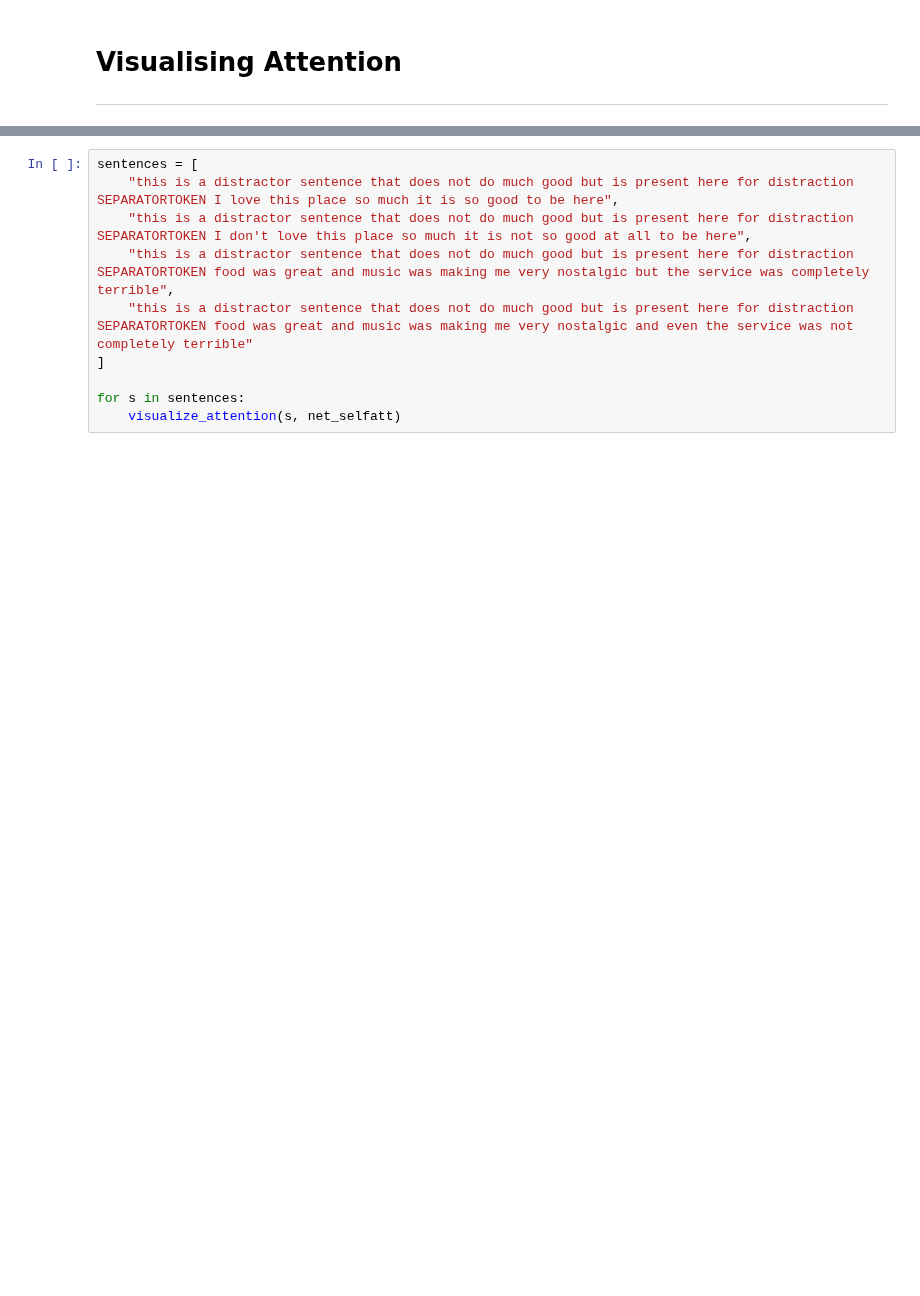
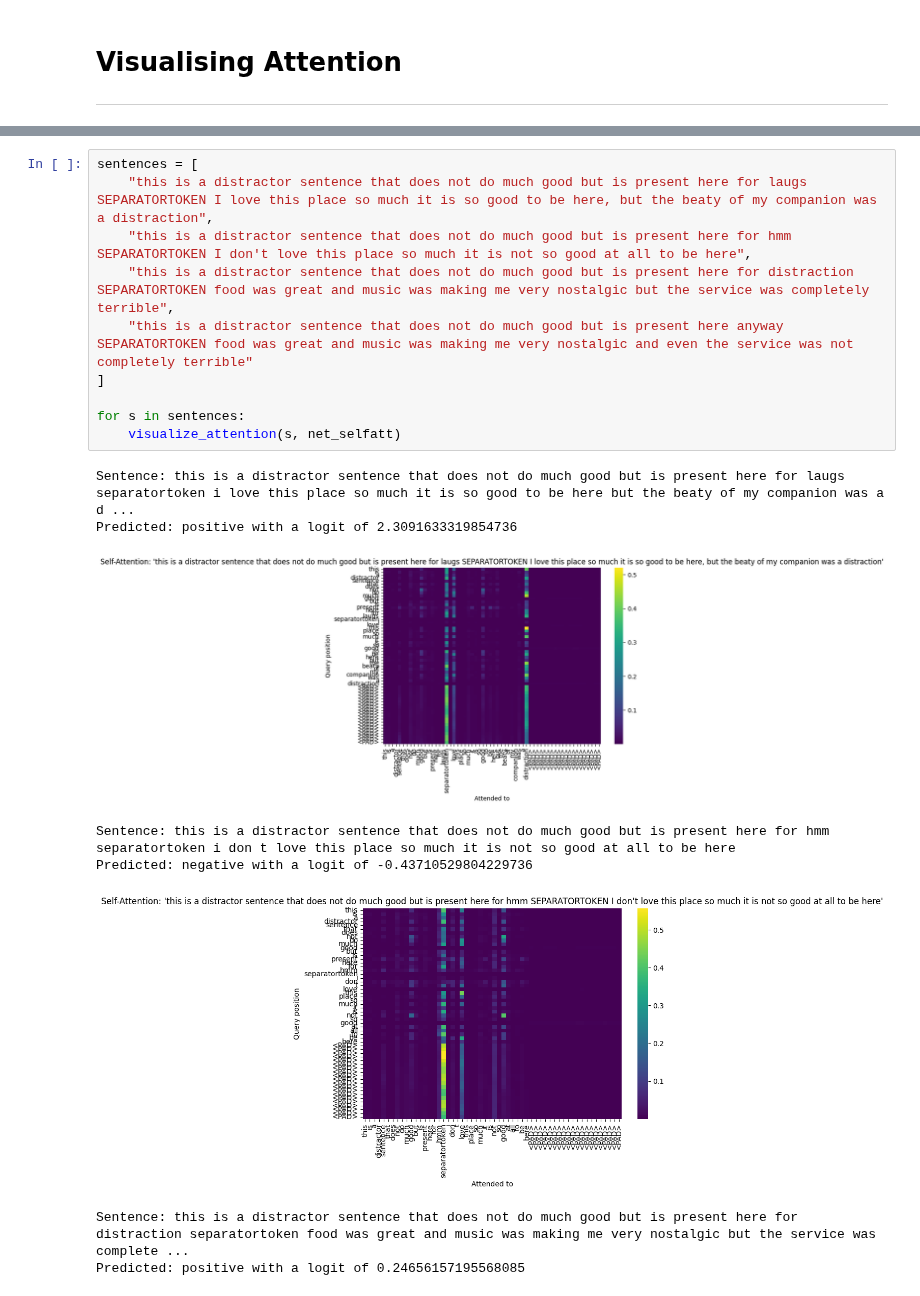
Before and after one commit to roguxivlo/Machine-Learning-2024, a Jupyter notebook: Lab13-towards-self-attention.ipynb, the cells around one changed output, grey strips where cells are left out. Cells and saved outputs as stored; diff of their text form; blank space fills up the shorter version.

Commit message:
attention visualised now

```diff
--- a/Lab13-towards-self-attention.ipynb
+++ b/Lab13-towards-self-attention.ipynb
@@ -939,11 +982,20 @@ def visualize_attention(sentence, model):
     plt.show()
 # %%
 sentences = [
-    "this is a distractor sentence that does not do much good but is present here for distraction SEPARATORTOKEN I love this place so much it is so good to be here",
-    "this is a distractor sentence that does not do much good but is present here for distraction SEPARATORTOKEN I don't love this place so much it is not so good at all to be here",
+    "this is a distractor sentence that does not do much good but is present here for laugs SEPARATORTOKEN I love this place so much it is so good to be here, but the beaty of my companion was a distraction",
+    "this is a distractor sentence that does not do much good but is present here for hmm SEPARATORTOKEN I don't love this place so much it is not so good at all to be here",
     "this is a distractor sentence that does not do much good but is present here for distraction SEPARATORTOKEN food was great and music was making me very nostalgic but the service was completely terrible",
-    "this is a distractor sentence that does not do much good but is present here for distraction SEPARATORTOKEN food was great and music was making me very nostalgic and even the service was not completely terrible"
+    "this is a distractor sentence that does not do much good but is present here anyway SEPARATORTOKEN food was great and music was making me very nostalgic and even the service was not completely terrible"
 ]
 
 for s in sentences:
     visualize_attention(s, net_selfatt)
+# %% [output]
+Sentence: this is a distractor sentence that does not do much good but is present here for laugs separatortoken i love this place so much it is so good to be here but the beaty of my companion was a d ...
+Predicted: positive with a logit of 2.3091633319854736
+[figure, added]
+Sentence: this is a distractor sentence that does not do much good but is present here for hmm separatortoken i don t love this place so much it is not so good at all to be here
+Predicted: negative with a logit of -0.43710529804229736
+[figure, added]
+Sentence: this is a distractor sentence that does not do much good but is present here for distraction separatortoken food was great and music was making me very nostalgic but the service was complete ...
+Predicted: positive with a logit of 0.24656157195568085
```
Also changed, not shown: parts of 8 cells of this notebook.
